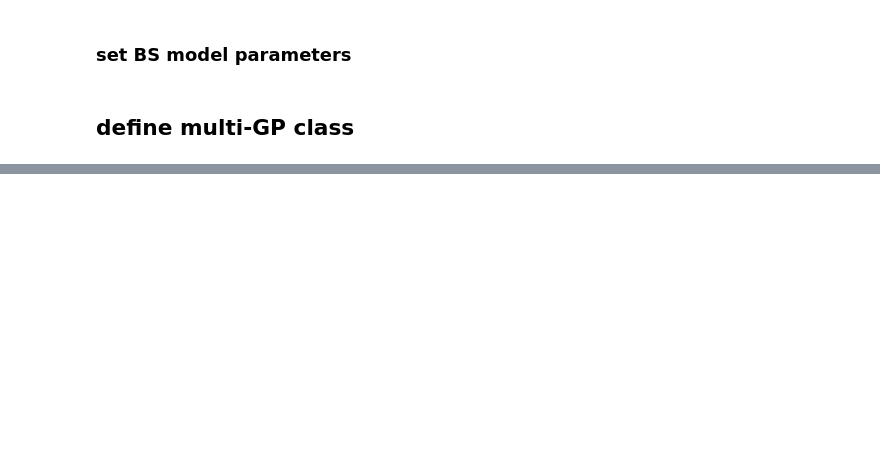
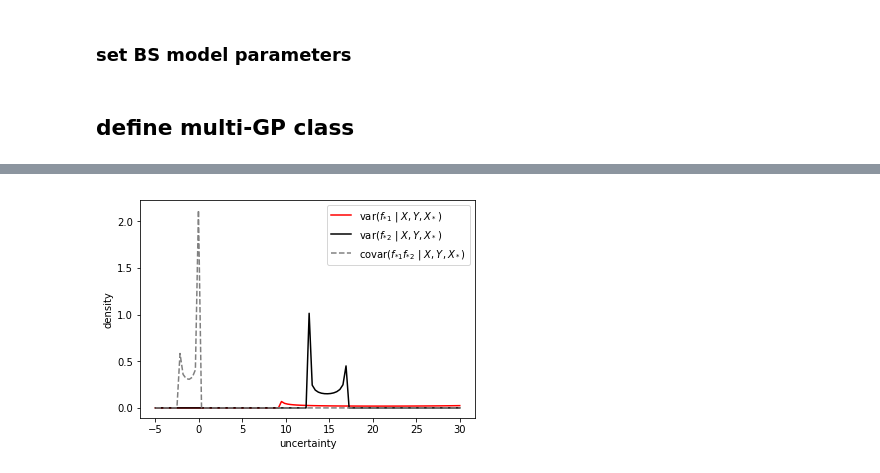
Before and after one commit to mfrdixon/GP-CVA, a Jupyter notebook: Example-1-MGP-BS-Pricing.ipynb, the cells around one changed output, grey strips where cells are left out. Saved outputs shown, nothing was run; the diff lists cells and outputs as text; code cells hidden in the pictures; blank space fills up the shorter version.

```diff
--- a/Example-1-MGP-BS-Pricing.ipynb
+++ b/Example-1-MGP-BS-Pricing.ipynb
@@ -145,0 +168,30 @@ Text(0,0.5,'V')
+# %%
+# covariance of posterior
+var_1=np.diag(np.array(y_hat.covariance_matrix.detach().numpy()),0)[0:199:2]
+var_2=np.diag(np.array(y_hat.covariance_matrix.detach().numpy()),0)[1:199:2]
+covar_12=np.diag(np.array(y_hat.covariance_matrix.detach().numpy()),1)[0:199:2]
+# %%
+lnspc = np.linspace(-5.0, 30, 100)
+
+ab,bb,cb,db = stats.beta.fit(var_1)
+pdf_beta = stats.beta.pdf(lnspc, ab, bb,cb, db)
+plt.plot(lnspc, pdf_beta, label='var($f_{*1}$ $\|$ $X,Y,X_*$)', color='r')
+
+ab,bb,cb,db = stats.beta.fit(var_2)
+pdf_beta = stats.beta.pdf(lnspc, ab, bb,cb, db)
+plt.plot(lnspc, pdf_beta, label='var($f_{*2}$ $\|$ $X,Y,X_*$)', color='k')
+
+ab,bb,cb,db = stats.beta.fit(covar_12)
+pdf_beta = stats.beta.pdf(lnspc, ab, bb,cb, db)
+plt.plot(lnspc, pdf_beta, label='covar($f_{*1}f_{*2}$ $\|$ $X,Y,X_*$)', color="grey", linestyle='--')
+
+#ab,bb,cb,db = stats.beta.fit(CVA_1_yr_tilde_down-CVA_tilde_down)
+#pdf_beta = stats.beta.pdf(lnspc, ab, bb,cb, db)
+#plt.plot(lnspc, pdf_beta, label='MC-GP (upper)', color='grey', linestyle='-.')
+
+plt.xlabel('uncertainty')
+plt.ylabel('density')
+plt.legend()
+plt.show()
+# %% [output]
+[figure, added]
```
Also changed, not shown: parts of 9 cells of this notebook.
